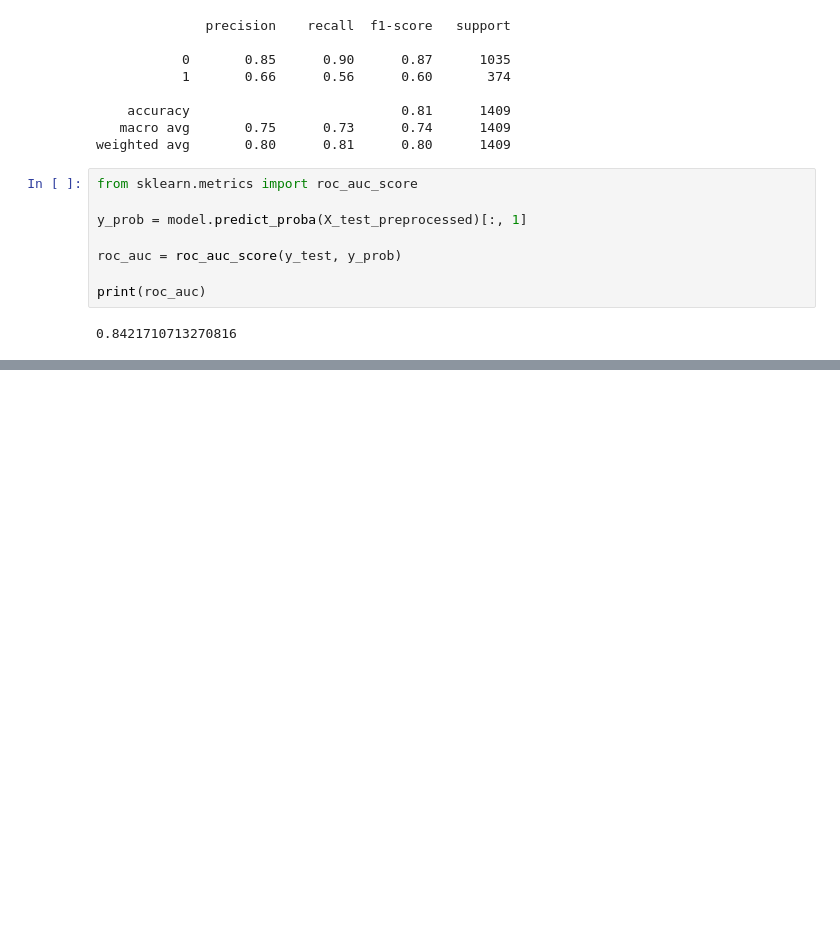
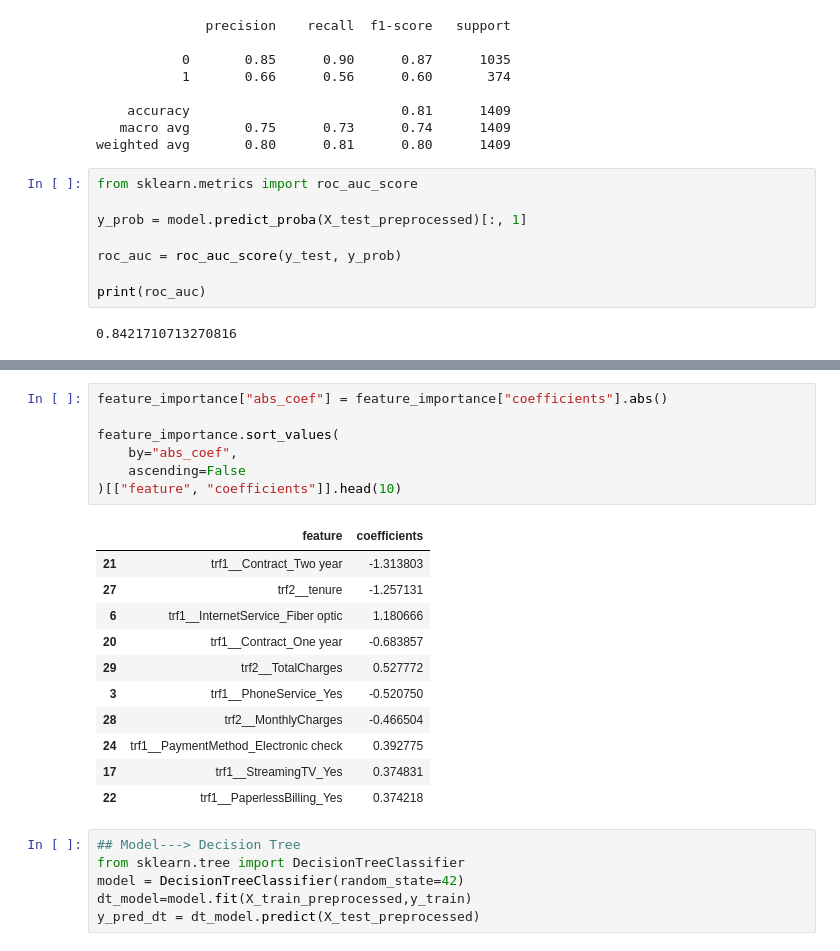
Before and after one commit to DevendraRaj58/Customer-Churn-Prediction, a Jupyter notebook: notebooks/Customer_Churn_Analysis.ipynb, the cells around one changed output, grey strips where cells are left out. Saved outputs shown, nothing was run; the diff lists cells and outputs as text; blank space fills up the shorter version.

Commit message:
Finalize End-to-end Customer Churn Prediction Project

```diff
--- a/notebooks/01_Data_Interpretation.ipynb
+++ b/notebooks/Customer_Churn_Analysis.ipynb
@@ -508,0 +564,25 @@ array([1., 0., 1., ..., 0., 0., 1.], shape=(1409,))
+# %%
+feature_importance["abs_coef"] = feature_importance["coefficients"].abs()
+
+feature_importance.sort_values(
+    by="abs_coef",
+    ascending=False
+)[["feature", "coefficients"]].head(10)
+# %% [output]
+|  | feature | coefficients |
+| 21 | trf1__Contract_Two year | -1.313803 |
+| 27 | trf2__tenure | -1.257131 |
+| 6 | trf1__InternetService_Fiber optic | 1.180666 |
+| 20 | trf1__Contract_One year | -0.683857 |
+| 29 | trf2__TotalCharges | 0.527772 |
+| 3 | trf1__PhoneService_Yes | -0.520750 |
+| 28 | trf2__MonthlyCharges | -0.466504 |
+| 24 | trf1__PaymentMethod_Electronic check | 0.392775 |
+| 17 | trf1__StreamingTV_Yes | 0.374831 |
+| 22 | trf1__PaperlessBilling_Yes | 0.374218 |
+# %%
+## Model---> Decision Tree
+from sklearn.tree import DecisionTreeClassifier
+model = DecisionTreeClassifier(random_state=42)
+dt_model=model.fit(X_train_preprocessed,y_train)
+y_pred_dt = dt_model.predict(X_test_preprocessed)
```
Also changed, not shown: parts of 27 cells of this notebook, 8 other files.
